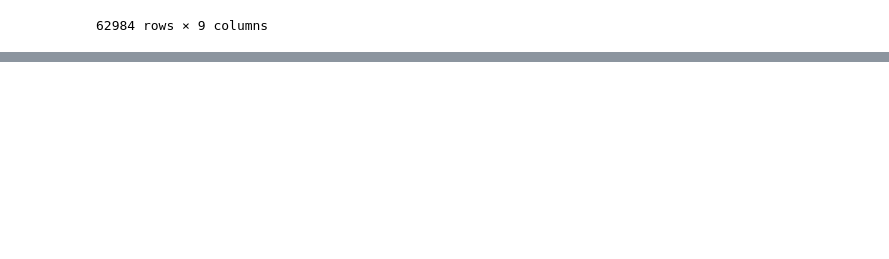
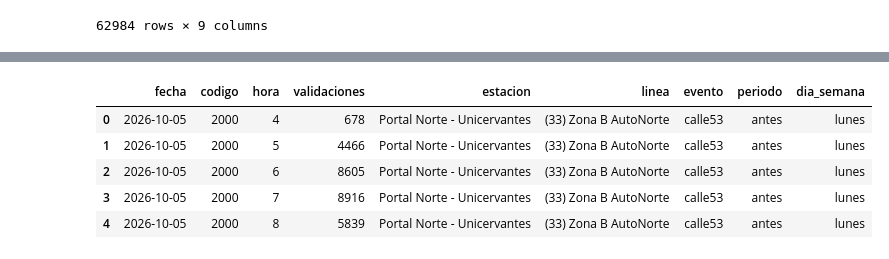
Before and after one commit to Sebast68h/Proyecto2-Transmilenio, a Jupyter notebook: NOOTEBOOKS/analisis1.ipynb, the cells around one changed output, grey strips where cells are left out. Cells and saved outputs as stored; diff of their text form; code cells hidden in the pictures; blank space fills up the shorter version.

```diff
--- a/NOOTEBOOKS/analisis1.ipynb
+++ b/NOOTEBOOKS/analisis1.ipynb
@@ -20 +31,10 @@ calle26
+# %%
+calle53.head()
+# %% [output]
+|  | fecha | codigo | hora | validaciones | estacion | linea | evento | periodo | dia_semana |
+| 0 | 2026-10-05 | 2000 | 4 | 678 | Portal Norte - Unicervantes | (33) Zona B AutoNorte | calle53 | antes | lunes |
+| 1 | 2026-10-05 | 2000 | 5 | 4466 | Portal Norte - Unicervantes | (33) Zona B AutoNorte | calle53 | antes | lunes |
+| 2 | 2026-10-05 | 2000 | 6 | 8605 | Portal Norte - Unicervantes | (33) Zona B AutoNorte | calle53 | antes | lunes |
+| 3 | 2026-10-05 | 2000 | 7 | 8916 | Portal Norte - Unicervantes | (33) Zona B AutoNorte | calle53 | antes | lunes |
+| 4 | 2026-10-05 | 2000 | 8 | 5839 | Portal Norte - Unicervantes | (33) Zona B AutoNorte | calle53 | antes | lunes |
 # %%
```
Also changed, not shown: parts of 8 cells of this notebook.
